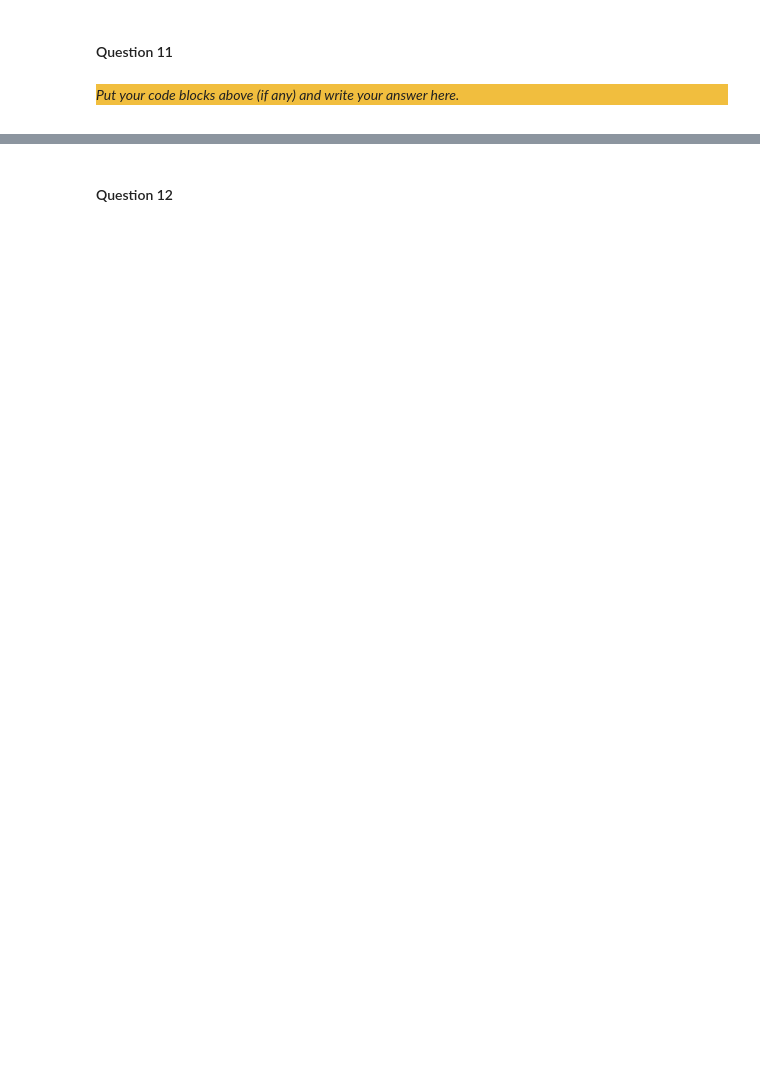
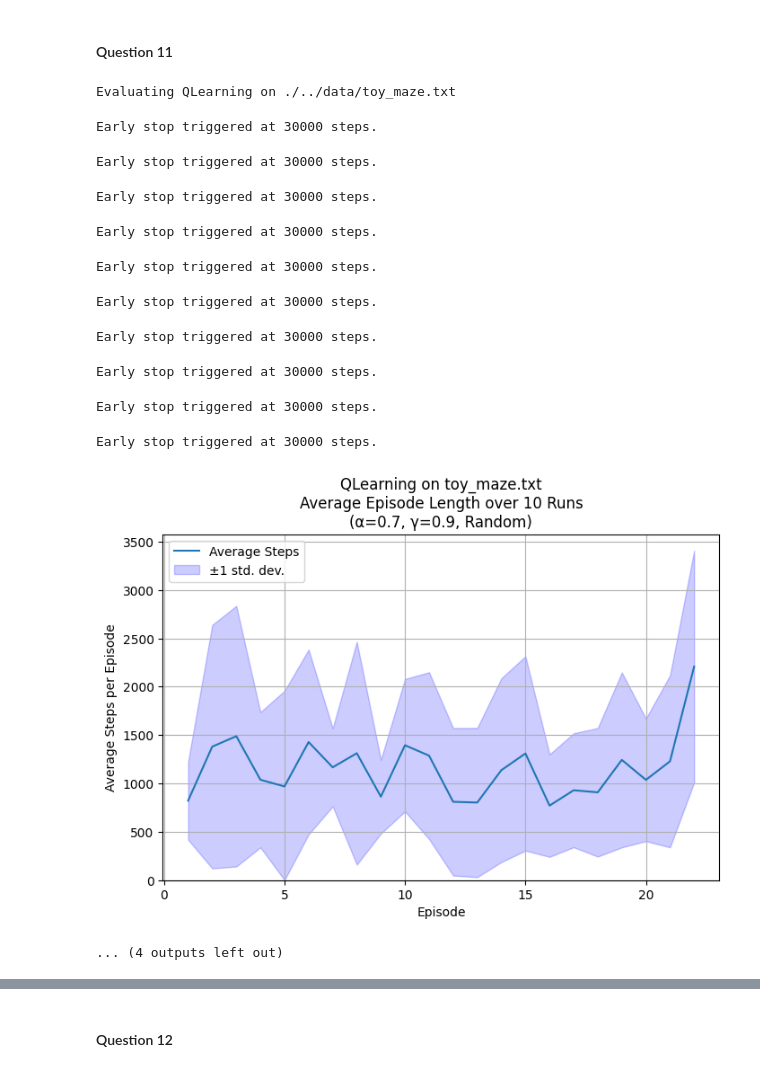
Before and after one commit to luca23bledea/CI_assignment3, a Jupyter notebook: src/Main.ipynb, the cells around one changed output, grey strips where cells are left out. Cells and saved outputs as stored; diff of their text form; code cells hidden in the pictures; blank space fills up the shorter version.

```diff
--- a/src/Main.ipynb
+++ b/src/Main.ipynb
@@ -627,6 +688,19 @@ _Put your code blocks above (if any) and write your answer here._
 # %% [markdown]
 #### Question 11
-# %% [markdown]
-<div style="background-color:#f1be3e">
-
-_Put your code blocks above (if any) and write your answer here._
+# %%
+for i in range(3):
+    plot_running_average(mazes_to_test, algorithms, params, runs, strategy = i, eps = 0.1, temperature=0.3)
+# %% [output]
+Evaluating QLearning on ./../data/toy_maze.txt
+Early stop triggered at 30000 steps.
+Early stop triggered at 30000 steps.
+Early stop triggered at 30000 steps.
+Early stop triggered at 30000 steps.
+Early stop triggered at 30000 steps.
+Early stop triggered at 30000 steps.
+Early stop triggered at 30000 steps.
+Early stop triggered at 30000 steps.
+Early stop triggered at 30000 steps.
+Early stop triggered at 30000 steps.
+[figure, added]
+... (4 outputs left out)
```
Also changed, not shown: parts of 20 cells of this notebook, 1 other file.
